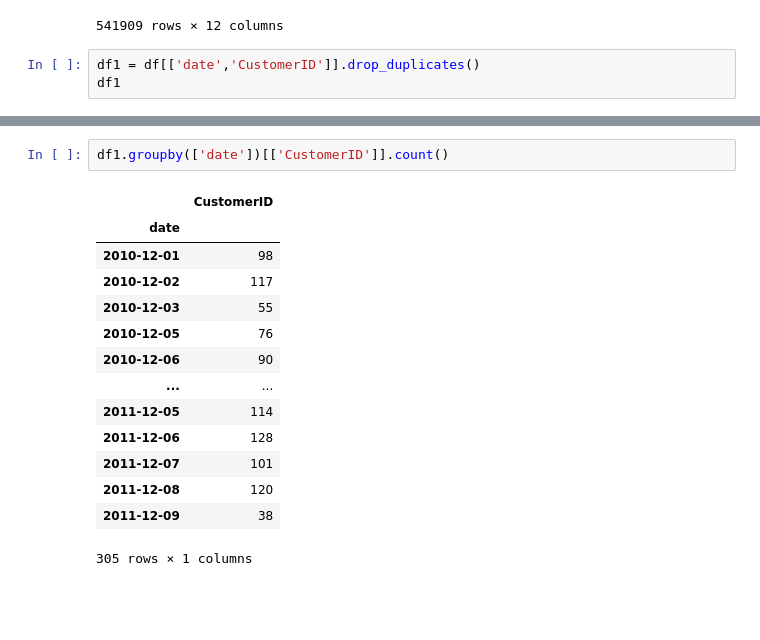
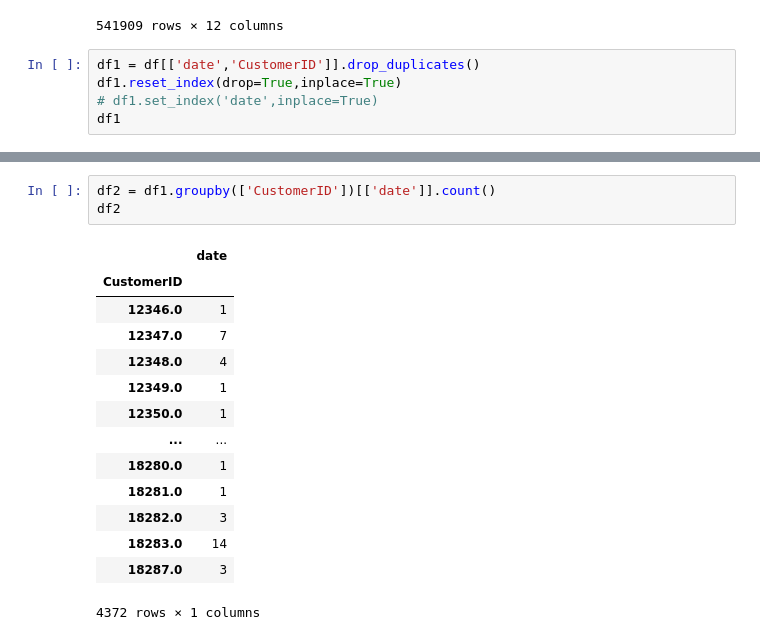
Before and after one commit to DK-Hieu/MindX, a Jupyter notebook: BI/BI40/BI40_B9_partice.ipynb, the cells around one changed output, grey strips where cells are left out. Cells and saved outputs as stored; diff of their text form; blank space fills up the shorter version.

```diff
--- a/BI/BI40/BI40_B9_partice.ipynb
+++ b/BI/BI40/BI40_B9_partice.ipynb
@@ -28,6 +28,8 @@ df
 541909 rows × 12 columns
 # %%
 df1 = df[['date','CustomerID']].drop_duplicates()
+df1.reset_index(drop=True,inplace=True)
+# df1.set_index('date',inplace=True)
 df1
 # %% [output]
 |  | date | CustomerID |
@@ -48,17 +66,18 @@ values_show(df1[df1['date']=='2010-12-01'])
 # %%
-df1.groupby(['date'])[['CustomerID']].count()
+df2 = df1.groupby(['CustomerID'])[['date']].count()
+df2
 # %% [output]
-|  | CustomerID |
-| date |  |
-| 2010-12-01 | 98 |
-| 2010-12-02 | 117 |
-| 2010-12-03 | 55 |
-| 2010-12-05 | 76 |
-| 2010-12-06 | 90 |
+|  | date |
+| CustomerID |  |
+| 12346.0 | 1 |
+| 12347.0 | 7 |
+| 12348.0 | 4 |
+| 12349.0 | 1 |
+| 12350.0 | 1 |
 | ... | ... |
-| 2011-12-05 | 114 |
-| 2011-12-06 | 128 |
-| 2011-12-07 | 101 |
-| 2011-12-08 | 120 |
-| 2011-12-09 | 38 |
+| 18280.0 | 1 |
+| 18281.0 | 1 |
+| 18282.0 | 3 |
+| 18283.0 | 14 |
+| 18287.0 | 3 |
-305 rows × 1 columns
+4372 rows × 1 columns
```
Also changed, not shown: parts of 14 cells of this notebook, 3 other files.
